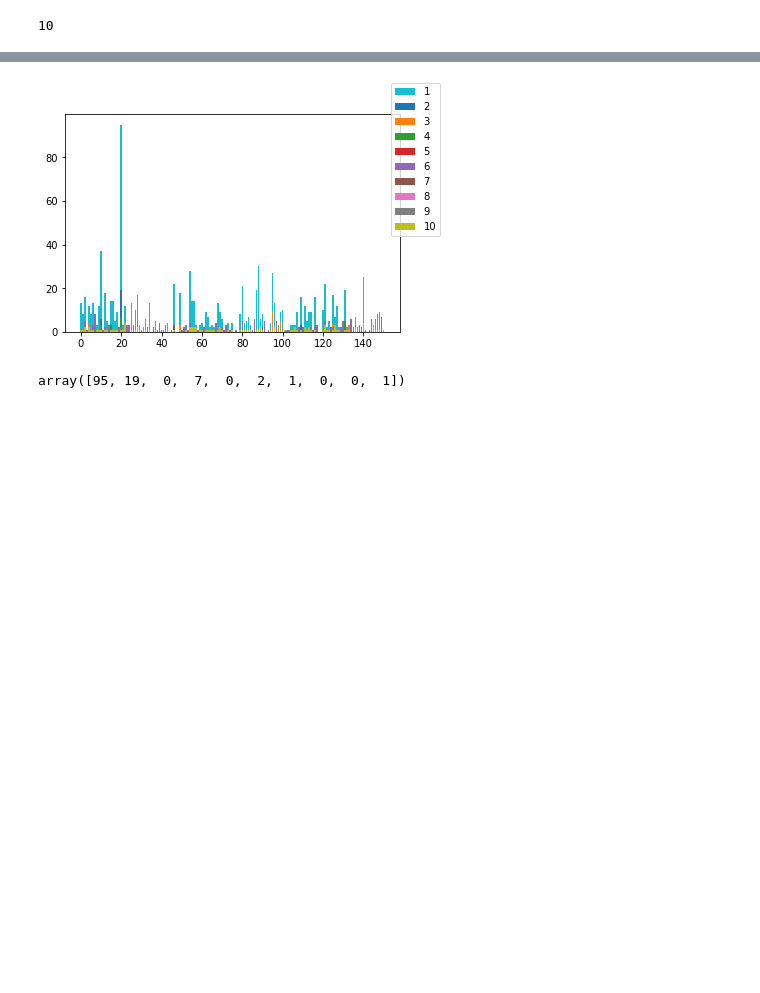
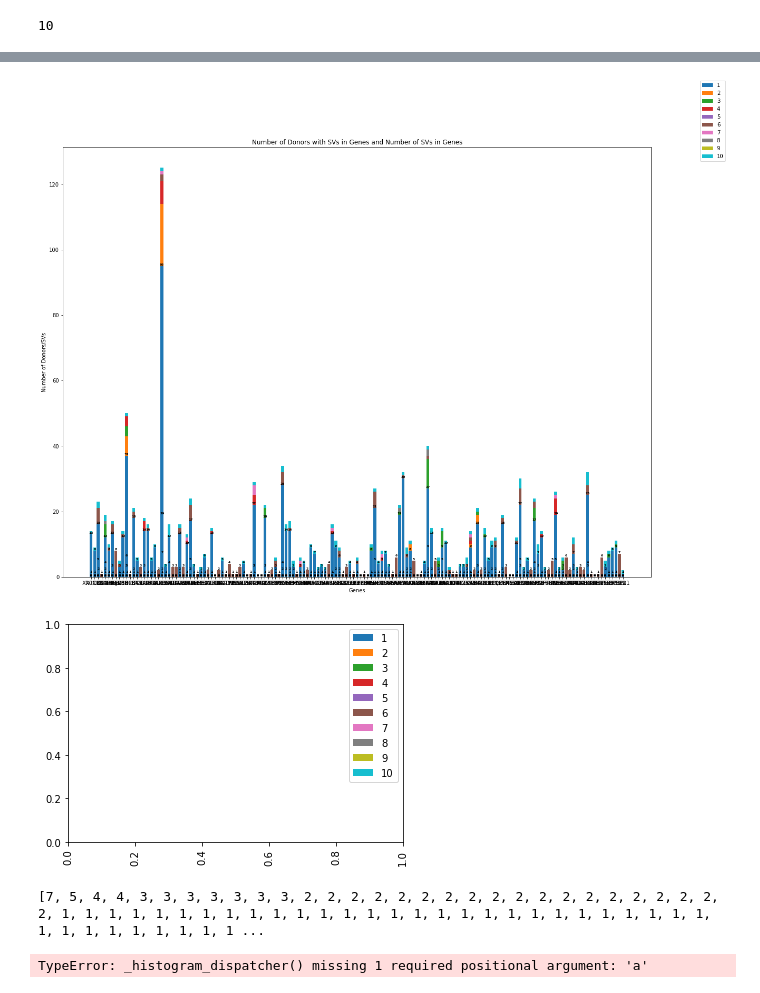
Before and after one commit to hossam-zaki/BSRP2020, a Jupyter notebook: SVPlots/StackedBarPlotLabeled.ipynb, the cells around one changed output, grey strips where cells are left out. Saved outputs shown, nothing was run; the diff lists cells and outputs as text; code cells hidden in the pictures; blank space fills up the shorter version.

```diff
--- a/SVPlots/StackedBarPlotLabeled.ipynb
+++ b/SVPlots/StackedBarPlotLabeled.ipynb
@@ -96,18 +62,26 @@ print(maxlen)
 # %%
 data = np.array(data)
 # %%
-def autolabel(rects):
+def autolabel(rects, bottom):
     """Attach a text label above each bar in *rects*, displaying its height."""
-    for rect in rects:
+    for i in range(0, len(rects)):
+        rect = rects[i]
         height = rect.get_height()
+        if height == 0:
+            continue
+        if len(bottom) == 0:
+            val = 0
+        else:
+            val = bottom[i]
         ax.annotate('{}'.format(height),
-                    xy=(rect.get_x() + rect.get_width() / 2, height),
+                    xy=(rect.get_x() + rect.get_width() / 2, height + val),
                     xytext=(0, 3),  # 3 points vertical offset
                     textcoords="offset points",
-                    ha='center', va='center', color="black", fontsize=6, fontweight="bold")
+                    ha='center', va='center', color="black", fontsize=6, fontweight="bold", zorder=10,)
 # %%
+fig, ax = plt.subplots(figsize=(20, 15))
 x = np.arange(len(labels))
-bottom = None
+bottom = []
 forlegend = []
 labelsForLegend = []
 for i in range(0, maxlen):
@@ -117,11 +91,13 @@ for i in range(0, maxlen):
             forPlot.append(j[i])
         except:
             forPlot.append(0)
-    rects = ax.bar(x, forPlot, label=f"{i+1}")
-    autolabel(rects)
-    if bottom == None:
-        bottom = forPlot
+    if len(bottom) == 0:
+        rects = ax.bar(x, forPlot, label=f"{i+1}")
+        autolabel(rects, bottom)
+        bottom = np.array(forPlot)
     else:
-        bottom += forPlot
+        rects = ax.bar(x, forPlot, label=f"{i+1}", bottom=bottom)
+        autolabel(rects, bottom)
+        bottom += np.array(forPlot)
     forlegend.append(rects[0])
     labelsForLegend.append(f"{i+1}")
@@ -128,19 +106,19 @@ for i in range(0, maxlen):
 # %%
-fig, ax = plt.subplots(figsize=(15, 10))
 ax.set_title('Number of Donors with SVs in Genes and Number of SVs in Genes')
 ax.set_ylabel('Number of Donors/SVs')
 ax.set_xlabel('Genes')
 ax.set_title('Number of Donors with SVs in Genes and Number of SVs in Genes')
 ax.set_xticks(x)
 plt.xticks(rotation=90)
 ax.set_xticklabels(labels)
-
 fig.legend(forlegend, labelsForLegend)
-fig
 # %% [output]
-[figure, old version]
+[figure, new version]
+[figure, added]
 # %%
 test = parser.getNumOfDonorsWithBuckets('RAD51B')
-np.histogram(test)[0]
+print(test)
+np.histogram()[0]
 # %% [output]
-array([95, 19,  0,  7,  0,  2,  1,  0,  0,  1])
+[7, 5, 4, 4, 3, 3, 3, 3, 3, 3, 3, 2, 2, 2, 2, 2, 2, 2, 2, 2, 2, 2, 2, 2, 2, 2, 2, 2, 2, 2, 1, 1, 1, 1, 1, 1, 1, 1, 1, 1, 1, 1, 1, 1, 1, 1, 1, 1, 1, 1, 1, 1, 1, 1, 1, 1, 1, 1, 1, 1, 1, 1, 1, 1, 1, 1, 1 ...
+TypeError: _histogram_dispatcher() missing 1 required positional argument: 'a'
```
Also changed, not shown: parts of 2 cells of this notebook, 5 other files.
